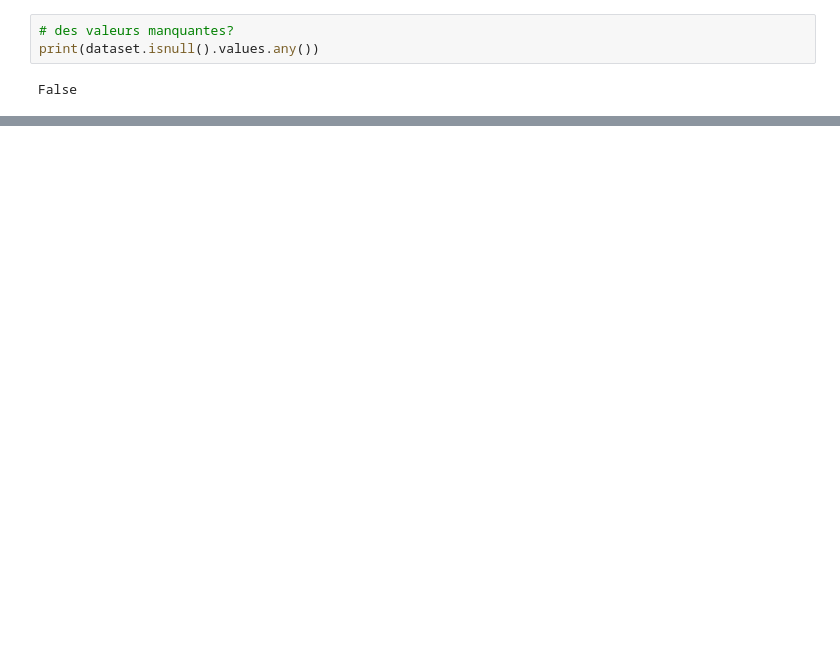
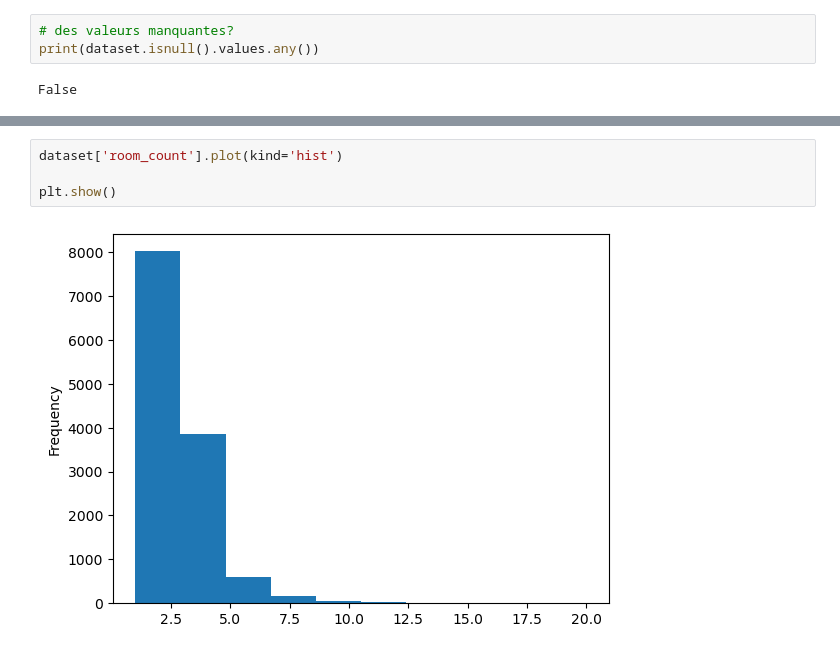
Before and after one commit to fatenchtioui/ff, a Jupyter notebook: index.ipynb, the cells around one changed output, grey strips where cells are left out. Saved outputs shown, nothing was run; the diff lists cells and outputs as text; blank space fills up the shorter version.

```diff
--- a/index.ipynb
+++ b/index.ipynb
@@ -329,0 +232,6 @@ dataset
+# %%
+dataset['room_count'].plot(kind='hist')
+
+plt.show()
+# %% [output]
+[figure, added]
```
Also changed, not shown: parts of 30 cells of this notebook, 1 other file.
